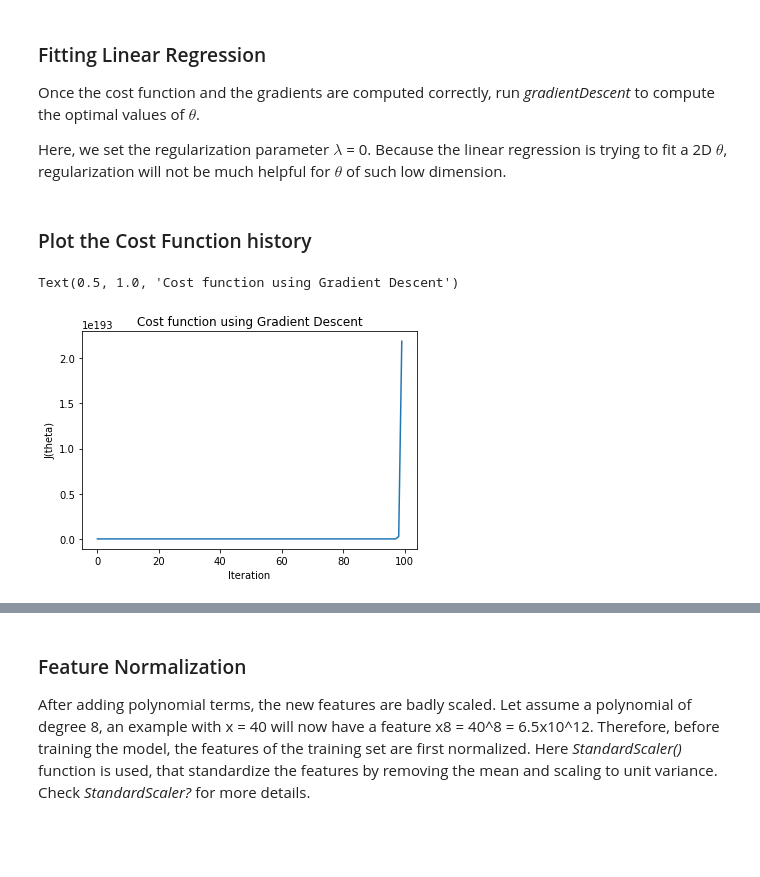
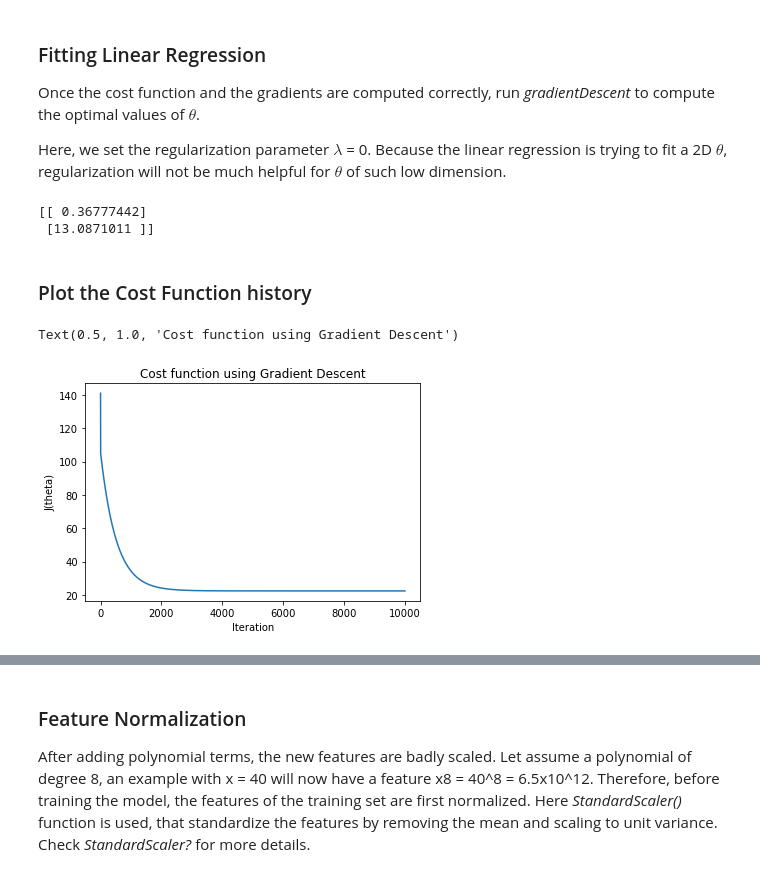
Before and after one commit to lavradorafonso/FAA, a Jupyter notebook: class6/Lab6/ML_BiasVariance.ipynb, the cells around one changed output, grey strips where cells are left out. Cells and saved outputs as stored; diff of their text form; code cells hidden in the pictures; blank space fills up the shorter version.

```diff
--- a/class6/Lab6/ML_BiasVariance.ipynb
+++ b/class6/Lab6/ML_BiasVariance.ipynb
@@ -77,7 +77,7 @@ def linearRegCostFunction(X, y, theta, Lambda):
     """
 
     # Number of training examples
-    m = len('X')
+    m = len(X)
 
     #linear regression model
 
@@ -125,7 +125,7 @@ X_1 = np.append(X,np.ones((len(X),1)),axis=1)
 Lambda = 0
 learn_rate=0.001
 #choose an adequate number of iterations such that the cost function converged
-num_iter= 1000
+num_iter= 10000
 
 # inicialize all theta at 0.
 initial_theta = np.zeros((X_1.shape[1], 1))
@@ -133,17 +133,21 @@ initial_theta = np.zeros((X_1.shape[1], 1))
 
 #compute the optimal theta : EXPECTED RESULT: theta= [~12; ~0.36]
 theta, J_history = gradientDescent(X_1,y,initial_theta,learn_rate,num_iter,Lambda)
+print(theta)
+# %% [output]
+[[ 0.36777442]
+ [13.0871011 ]]
 # %% [markdown]
 ### Plot the Cost Function history
 # %%
-iteracoes = range(1000)
-plt.plot(iteracoes,J_history)
+
+plt.plot(J_history)
 plt.xlabel('Iteration')
 plt.ylabel('J(theta)')
 plt.title('Cost function using Gradient Descent')
 # %% [output]
 Text(0.5, 1.0, 'Cost function using Gradient Descent')
-[figure, old version]
+[figure, new version]
 # %% [markdown]
 ### Plot the data and its linear model
 You should get a figure similar to Fig.2. This best fit line tells that the model is not a good fit to the data.
```
Also changed, not shown: parts of 12 cells of this notebook.
